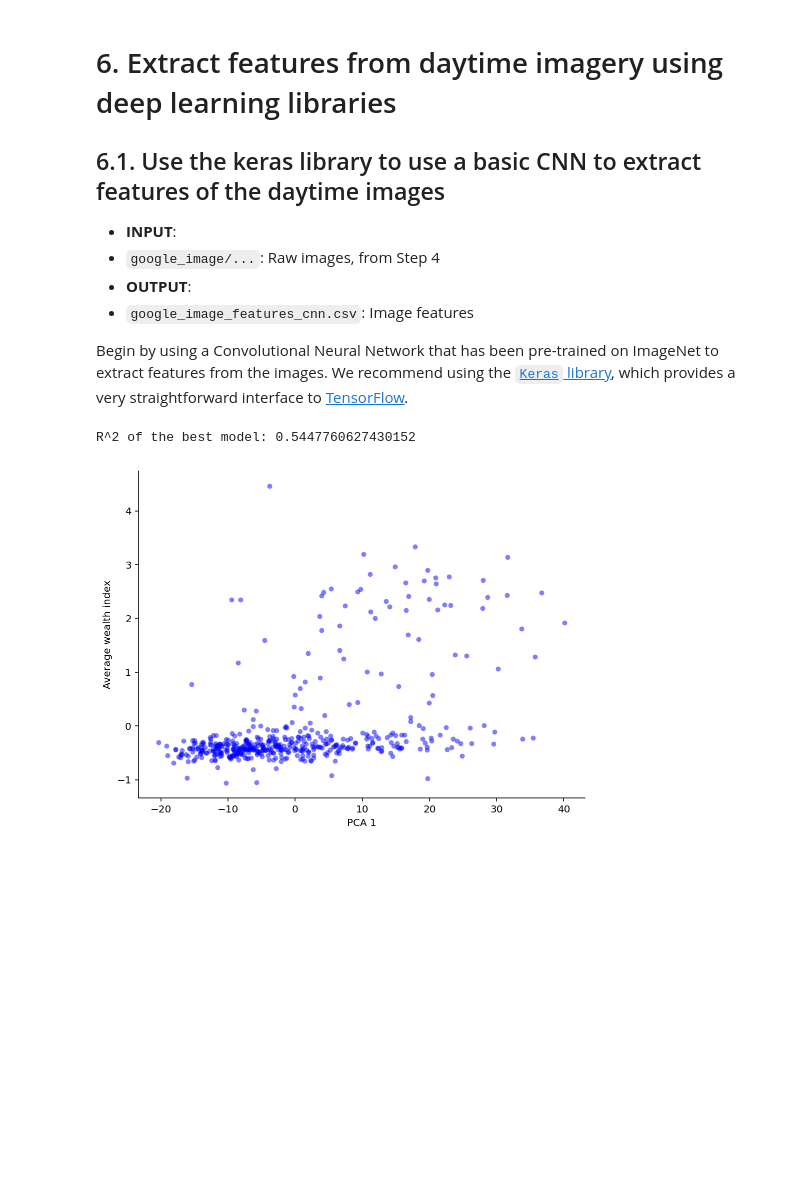
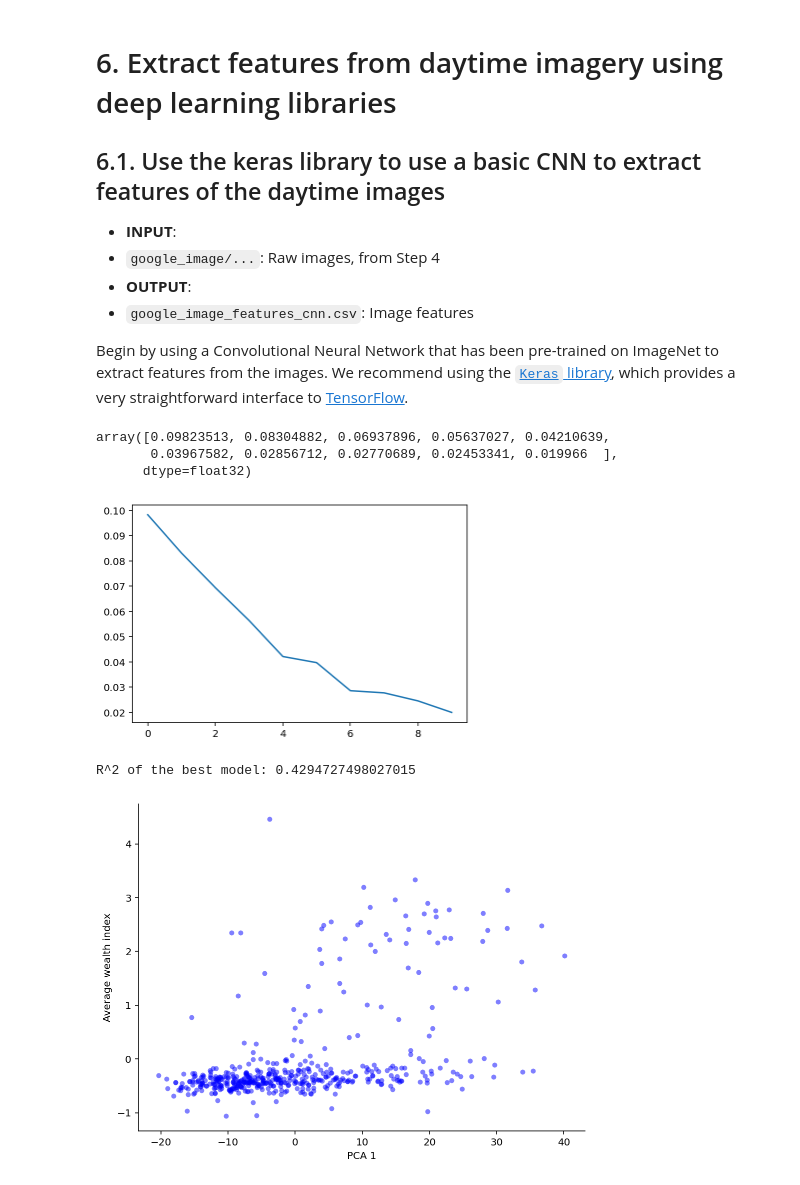
Before and after one commit to vrishk/Predicting-Poverty, a Jupyter notebook: preprocess.ipynb, the cells around one changed output. Cells and saved outputs as stored; diff of their text form; code cells hidden in the pictures; blank space fills up the shorter version.

```diff
--- a/preprocess.ipynb
+++ b/preprocess.ipynb
@@ -338,6 +319,11 @@ for im_file in tqdm(im_files):
         position = np.concatenate((position, [f"{lat}_{long}"]))
         features = np.concatenate((features, [get_imnet_features(path)]))
 # %%
+from sklearn.decomposition import PCA
+
+pca = PCA(n_components=10)
+trans = pca.fit_transform(features)
+
 def get_daytime_imnet_feature(sample):
     idx, wealth, x, y = sample
     # label = {"idx": idx, "wealth": wealth, "lat": y, "long": x}
@@ -350,12 +336,32 @@ def get_daytime_imnet_feature(sample):
 
     return pd.Series(label)
 
+def get_daytime_pca_feature(sample):
+    idx, wealth, x, y = sample
+    # label = {"idx": idx, "wealth": wealth, "lat": y, "long": x}
+    label = {"idx": idx, "wealth": wealth}
+
+    feat = dict(enumerate(trans[position == f"{y}_{x}"][0]))
+    feat = dict((str(k), v) for k, v in feat.items())
+
+    label.update(feat)
+
+    return pd.Series(label)
+
 
 data = clusters.apply(
     lambda x: get_daytime_imnet_feature([x['cluster'], x['wlthindf'], x['longitude'], x['latitude']]), axis=1)
+trans_data = clusters.apply(
+    lambda x: get_daytime_pca_feature([x['cluster'], x['wlthindf'], x['longitude'], x['latitude']]), axis=1)
+# %%
+plt.plot(pca.explained_variance_ratio_)
+pca.explained_variance_ratio_
+# %% [output]
+array([0.09823513, 0.08304882, 0.06937896, 0.05637027, 0.04210639,
+       0.03967582, 0.02856712, 0.02770689, 0.02453341, 0.019966  ],
+      dtype=float32)
+[figure, added]
 # %%
-from sklearn.decomposition import PCA
-
 alphas_list = np.logspace(-1, 5, 7)
 final = []
 np.random.seed(123)
@@ -370,7 +376,7 @@ for alpha in alphas_list:
         train_y = train[:, 1]
         test_x = test[:, 2:]
         test_y = test[:, 1]
-        pca = PCA(n_components=100)
+        pca = PCA(n_components=10)
         pca.fit(train_x)
         train_x = pca.transform(train_x)
         test_x = pca.transform(test_x)
@@ -381,7 +387,7 @@ for alpha in alphas_list:
 
 print('R^2 of the best model:', np.max(final))
 # %% [output]
-R^2 of the best model: 0.5447760627430152
+R^2 of the best model: 0.4294727498027015
 # %%
 x = np.asarray(data)[:, 2:]
 y = np.asarray(data)[:, 1]
```
Also changed, not shown: parts of 3 cells of this notebook, 1 other file.
